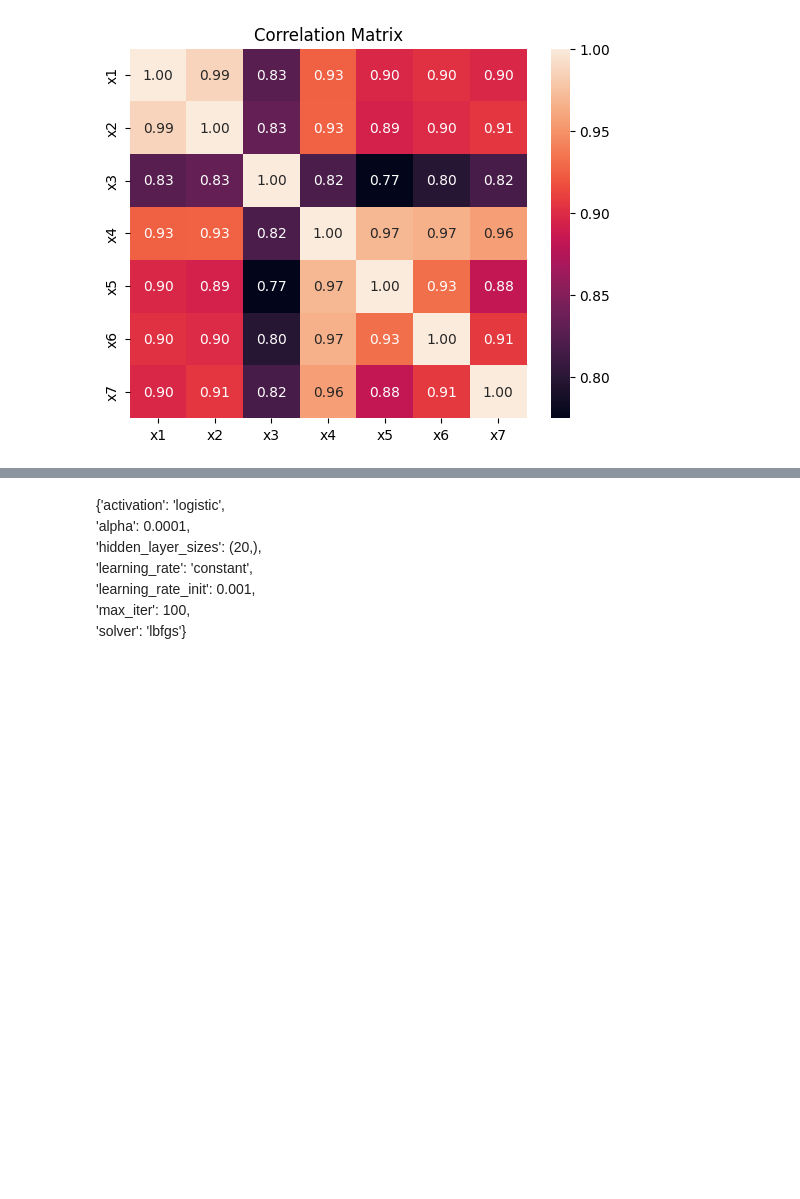
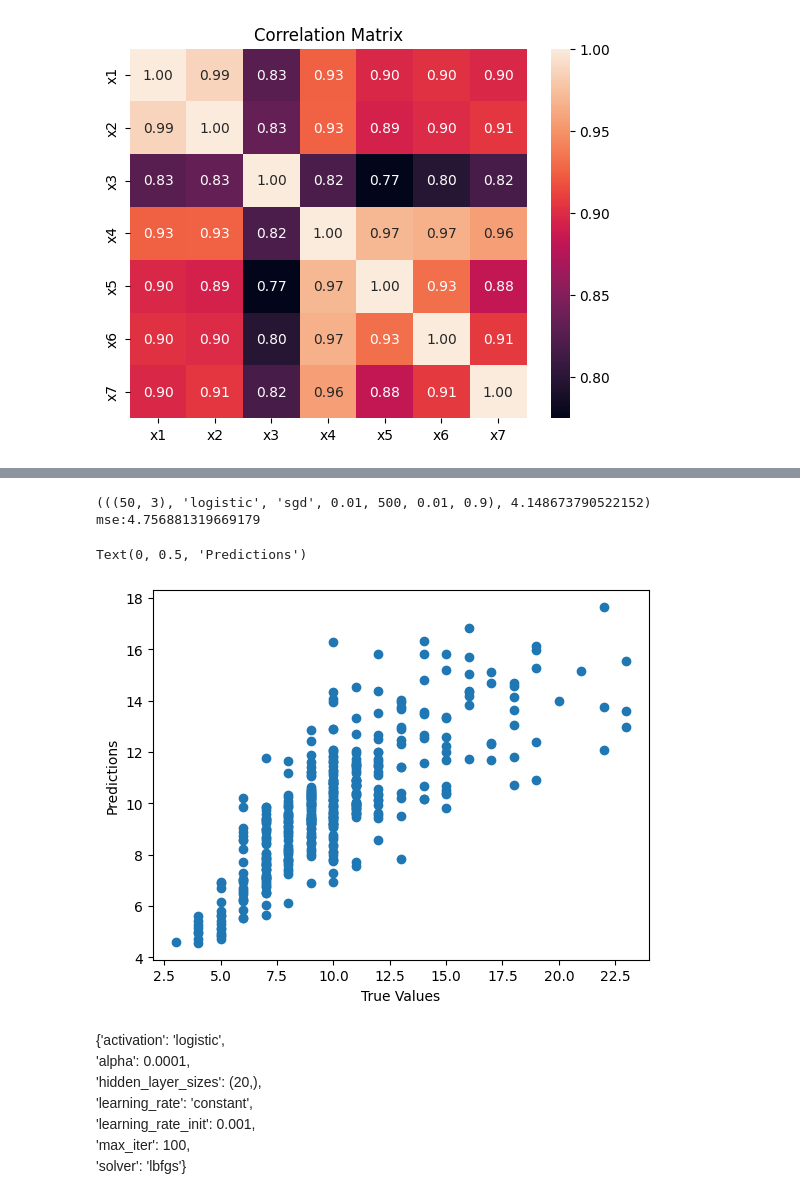
Before and after one commit to vhrollo/3-semester, a Jupyter notebook: INF264/homework/homework5.ipynb, the cells around one changed output, grey strips where cells are left out. Cells and saved outputs as stored; diff of their text form; code cells hidden in the pictures; blank space fills up the shorter version.

```diff
--- a/INF264/homework/homework5.ipynb
+++ b/INF264/homework/homework5.ipynb
@@ -137,9 +137,14 @@ def func(params):
     model.fit(X_train, y_train)
     y_pred = model.predict(X_val)
     mse = mean_squared_error(y_val, y_pred)
-    print(f"mse: {mse}")
+    return mse
 
+scores = []
+print("running grid search")
+for params in iters:
+    print(params)
+    mse = func(params)
+    scores.append((params, mse))
 
-pool = mp.Pool(mp.cpu_count())
-pool.map(func, iters)
+print("done")
 # %% [output]
@@ -200,3 +207,21 @@ mse: 4.148673790522152
+# %%
+print(min(scores, key=lambda x: x[1]))
+
+model = MLPRegressor(random_state=seed, **dict(zip(grid.keys(), min(scores, key=lambda x: x[1])[0])))
+model.fit(X_train, y_train)
+y_pred = model.predict(X_test)
+mse = mean_squared_error(y_test, y_pred)
+print(f"mse:{mse}")
+# %% [output]
+(((50, 3), 'logistic', 'sgd', 0.01, 500, 0.01, 0.9), 4.148673790522152)
+mse:4.756881319669179
+# %%
+plt.scatter(y_test, y_pred)
+plt.xlabel('True Values')
+plt.ylabel('Predictions')
+# %% [output]
+Text(0, 0.5, 'Predictions')
+[figure, added]
 # %% [markdown]
 {'activation': 'logistic',\
  'alpha': 0.0001,\
```
Also changed, not shown: parts of 1 cell of this notebook.
